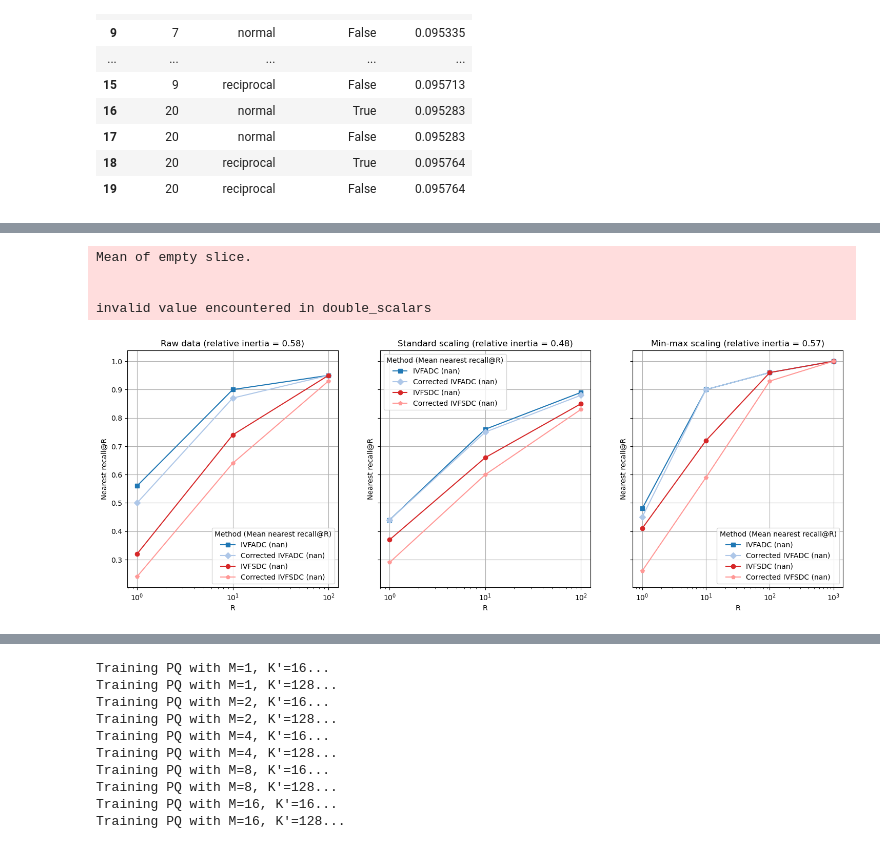
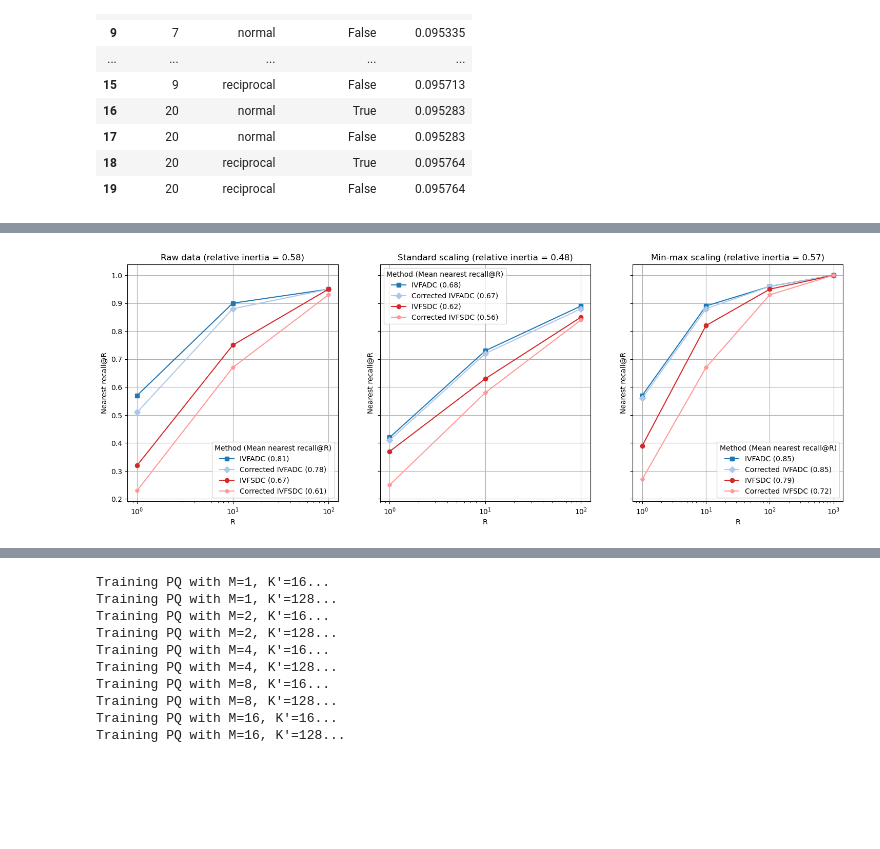
Before and after one commit to iretes/IR-proj, a Jupyter notebook: experiments.ipynb, the cells around one changed output, grey strips where cells are left out. Cells and saved outputs as stored; diff of their text form; code cells hidden in the pictures; blank space fills up the shorter version.

```diff
--- a/experiments.ipynb
+++ b/experiments.ipynb
@@ -213,5 +225,6 @@ KMeans on subspace 8 converged in 68 iterations with an inertia of 63288616.0.
 # %%
-fig, axs = plt.subplots(2, 4, figsize=(20, 10), sharey=True)
+nrows = 2 if DATASET == "sift" or DATASET == "siftsmall" else 5
+fig, axs = plt.subplots(nrows, 4, figsize=(20, 10), sharey=True)
 id = 0
 for m in range(pq.M):
     hist, bins = np.histogram(pq.pqcode[:, m], bins=range(pq.K+1))
@@ -820,3 +836,5 @@ clusters_info_df[['cut_height', 'clusters_sizes', 'silhouette_score']]
+# %%
+best_alg = 'complete' if DATASET == "sift" else 'average'
 # %%
 def plot_dendrograms(linkages, algorithms, thresholds):
     _, axs = plt.subplots(ncols=len(linkages), figsize=(32,7))
@@ -839,6 +857,6 @@ plot_dendrograms(linkages, algorithms, clusters_info_df['cut_height'].to_numpy()
 # %%
 pq_opt_part_custom = PQ(M=M, K=K, seed=RANDOM_SEED, part_opt_alg='custom')
-pq_opt_part_custom.train(tr_data, add=False, col_labels=clusters_info_df.loc['complete']['cluster_labels'])
+pq_opt_part_custom.train(tr_data, add=False, col_labels=clusters_info_df.loc[best_alg]['cluster_labels'])
 pq_opt_part_custom.add(search_data, compute_distortions=False)
 results_pq_opt_part_custom = compute_recall(pq_opt_part_custom, R, queries, exact_ranks, correct=False, sym=False)
 results_pq_opt_part_custom["search_NMSE"] = NMSE(search_data, pq_opt_part_custom.decompress(pq_opt_part_custom.pqcode))
@@ -1179,11 +1200,15 @@ pd.DataFrame(search_NMSE_weighted).style.background_gradient(subset=["search_NMS
 # selected_lines = ''.join(lines[152:259])
 # display(Code(data=selected_lines, language='python'))
 # %%
-W = 8
-if DATASET == "siftsmall":
+if DATASET == "siftsmall" or DATASET == "glove":
     KP = 128
 else:
     KP = 1024
+
+if DATASET == "glove":
+    W = 20
+else:
+    W = 8
 
 ivf = IVF(Kp=KP, M=M, K=K, seed=RANDOM_SEED)
 start_training_ivf = time.time()
@@ -1194,9 +1219,6 @@ start_adding_ivf = time.time()
 ivf.add(search_data, compute_distortions=True)
 adding_ivf = time.time() - start_adding_ivf
 
-print(f"Training time (with avg dist computation): {training_ivf:.2f} s")
-print(f"Adding time (with avg dist computation): {adding_ivf:.2f} s")
-
 pd.DataFrame({
     "Training time [s]": training_ivf,
     "Adding time [s]": adding_ivf,
@@ -1304,42 +1324,38 @@ ivf_minmax = IVF(Kp=KP, M=M, K=K, seed=RANDOM_SEED)
 ivf_minmax.train(tr_data_minmax, add=False)
 ivf_minmax.add(search_data_minmax, compute_distortions=True)
 results_ivf_minmax = compute_recall(ivf_minmax, R, queries_minmax, exact_ranks, w=W)
 del ivf_minmax
 
 def compute_overall_inertia(data):
     mean = np.mean(data, axis=0)
     return np.sum(np.square(data - mean))
 
 overall_inertia = compute_overall_inertia(tr_data)
 overall_inertia_std = compute_overall_inertia(tr_data_std)
 overall_inertia_minmax = compute_overall_inertia(tr_data_minmax)
 
 scaling_methods_ivf = [
     ("Raw data", results_ivf, overall_inertia),
     ("Standard scaling", results_ivf_std, overall_inertia_std),
     ("Min-max scaling", results_ivf_minmax, overall_inertia_minmax)
 ]
 
 fig, axs = plt.subplots(1, 3, figsize=(18, 6), sharey=True)
 
 for ax, (title, data, overall_inertia) in zip(axs, scaling_methods_ivf):
-    ax.plot(R, data["nearest_asym_recall_mean"], '-s', label=f"IVFADC ({np.mean(data['nearest_asym_recall_mean']):.2f})", color=tab20(0))
-    ax.plot(R, data["nearest_asym_corr_recall_mean"], '-D', label=f"Corrected IVFADC ({np.mean(data['nearest_asym_corr_recall_mean']):.2f})", color=tab20(1))
-    ax.plot(R, data["nearest_sym_recall_mean"], '-o', label=f"IVFSDC ({np.mean(data['nearest_sym_recall_mean']):.2f})", color=tab20(6))
-    ax.plot(R, data["nearest_sym_corr_recall_mean"], '-p', label=f"Corrected IVFSDC ({np.mean(data['nearest_sym_corr_recall_mean']):.2f})", color=tab20(7))
+    ax.plot(R, data["nearest_asym_recall_mean"], '-s', label=f"IVFADC ({np.nanmean(data['nearest_asym_recall_mean']):.2f})", color=tab20(0))
+    ax.plot(R, data["nearest_asym_corr_recall_mean"], '-D', label=f"Corrected IVFADC ({np.nanmean(data['nearest_asym_corr_recall_mean']):.2f})", color=tab20(1))
+    ax.plot(R, data["nearest_sym_recall_mean"], '-o', label=f"IVFSDC ({np.nanmean(data['nearest_sym_recall_mean']):.2f})", color=tab20(6))
+    ax.plot(R, data["nearest_sym_corr_recall_mean"], '-p', label=f"Corrected IVFSDC ({np.nanmean(data['nearest_sym_corr_recall_mean']):.2f})", color=tab20(7))
     ax.set_xscale('log')
     ax.set_xlabel('R')
     ax.set_ylabel('Nearest recall@R')
     ax.set_title(f"{title} (relative inertia = {1-(data['inertia'] / overall_inertia):.2f})")
     ax.legend(title="Method (Mean nearest recall@R)")
     ax.grid()
 plt.show()
 # %% [output]
-Mean of empty slice.
-
-
-invalid value encountered in double_scalars
-[figure, old version]
+[figure, new version]
 # %%
 def compute_IVF_recall(
         M, K, KP, W, bisectingkmeans, tr_data, search_data, queries,
```
Also changed, not shown: parts of 29 cells of this notebook, 4 other files.
